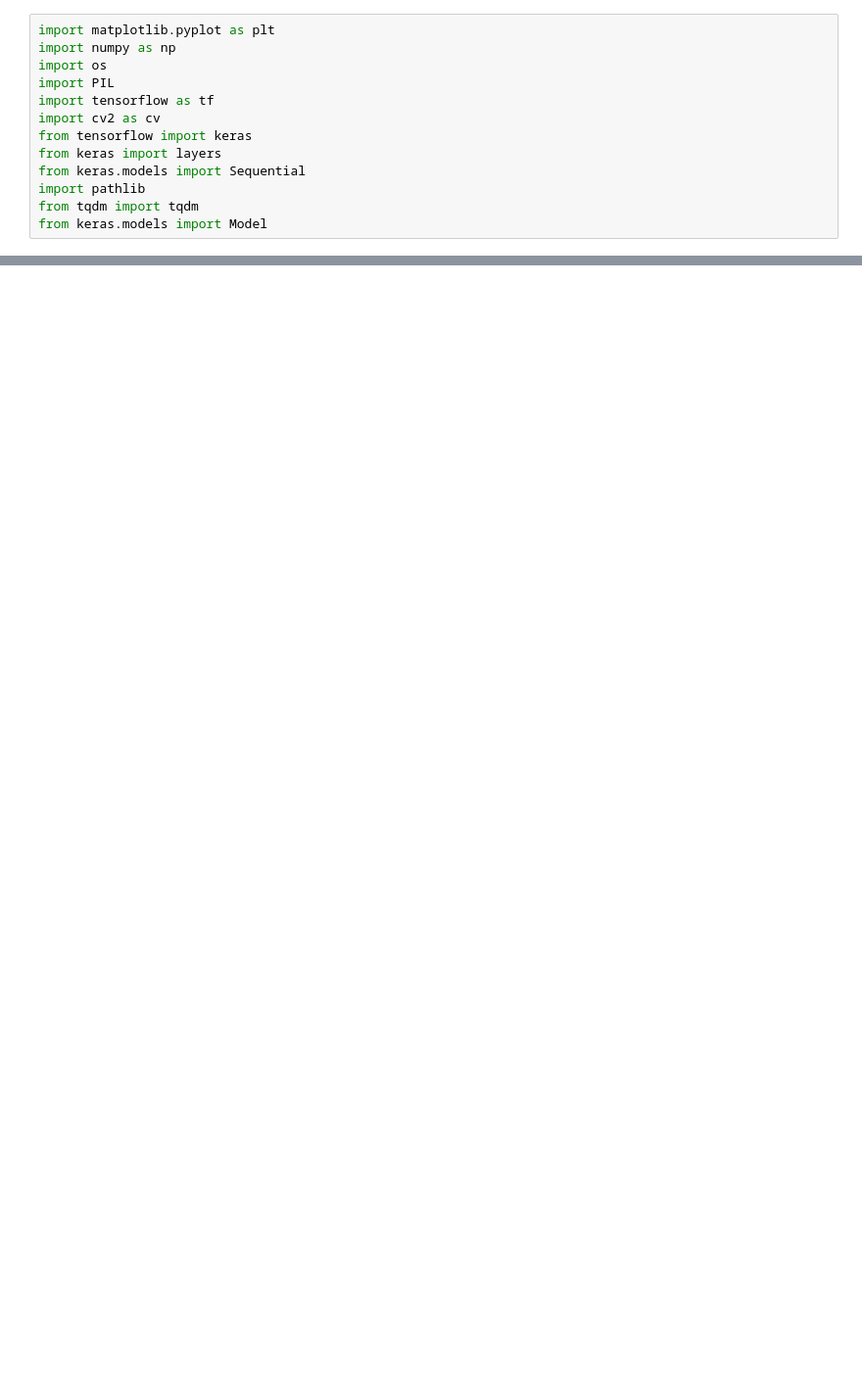
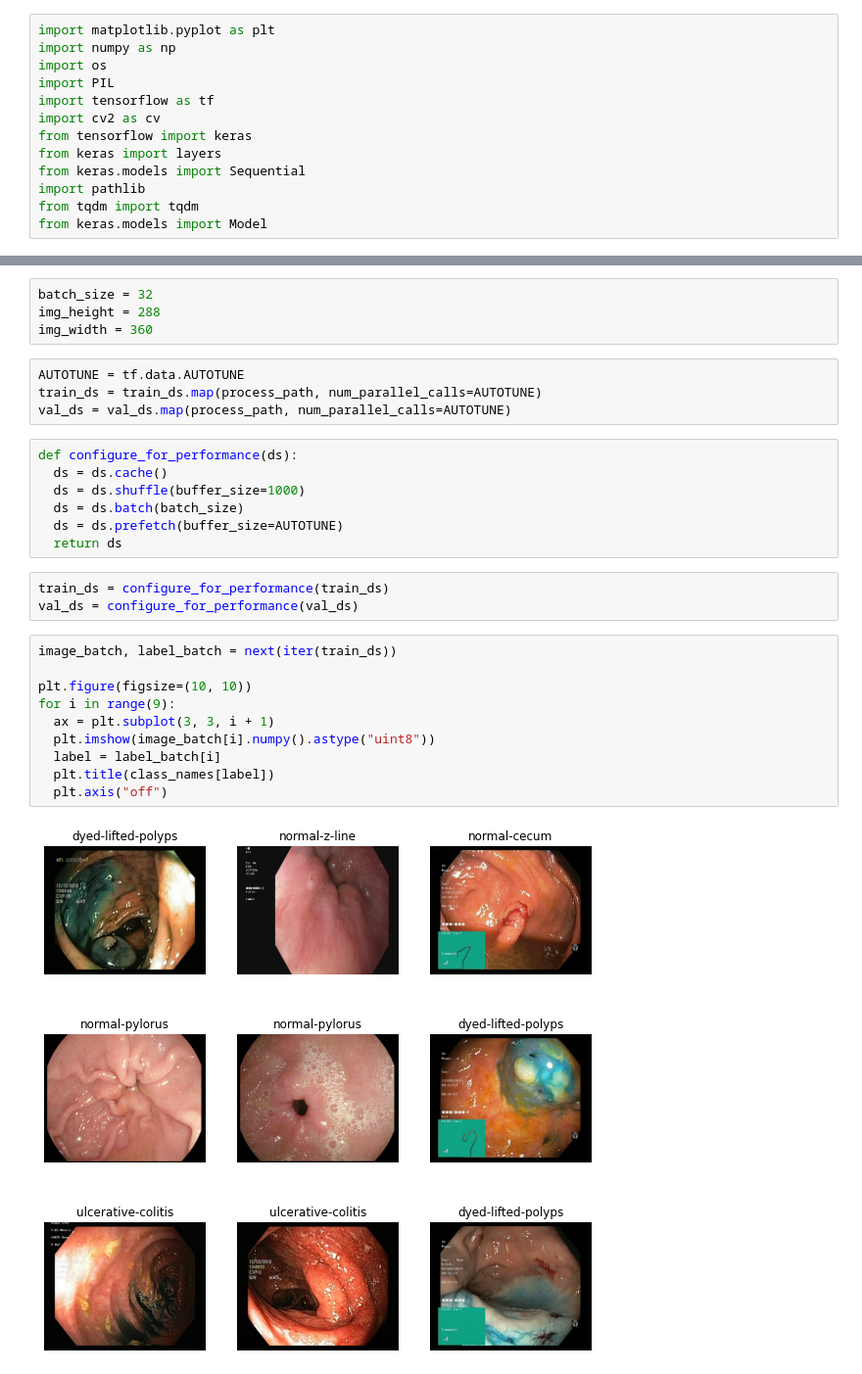
Before and after one commit to FennicOculus/gastrointestinal-tract-Polyps, a Jupyter notebook: Classification_de_polype_gastrique.ipynb, the cells around one changed output, grey strips where cells are left out. Shown: that part at 98% size. Cells and saved outputs as stored; diff of their text form; blank space fills up the shorter version.

```diff
--- a/Classification_de_polype_gastrique.ipynb
+++ b/Classification_de_polype_gastrique.ipynb
@@ -92,0 +104,30 @@ normalization_layer = layers.Rescaling(1./255)
+# %%
+batch_size = 32
+img_height = 288
+img_width = 360
+# %%
+AUTOTUNE = tf.data.AUTOTUNE
+train_ds = train_ds.map(process_path, num_parallel_calls=AUTOTUNE)
+val_ds = val_ds.map(process_path, num_parallel_calls=AUTOTUNE)
+# %%
+def configure_for_performance(ds):
+  ds = ds.cache()
+  ds = ds.shuffle(buffer_size=1000)
+  ds = ds.batch(batch_size)
+  ds = ds.prefetch(buffer_size=AUTOTUNE)
+  return ds
+# %%
+train_ds = configure_for_performance(train_ds)
+val_ds = configure_for_performance(val_ds)
+# %%
+image_batch, label_batch = next(iter(train_ds))
+
+plt.figure(figsize=(10, 10))
+for i in range(9):
+  ax = plt.subplot(3, 3, i + 1)
+  plt.imshow(image_batch[i].numpy().astype("uint8"))
+  label = label_batch[i]
+  plt.title(class_names[label])
+  plt.axis("off")
+# %% [output]
+[figure, added]
```
Also changed, not shown: parts of 36 cells of this notebook.
